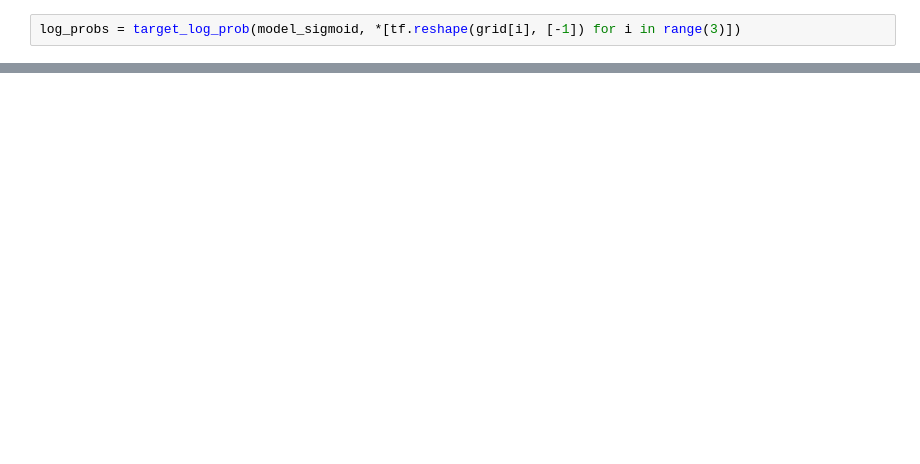
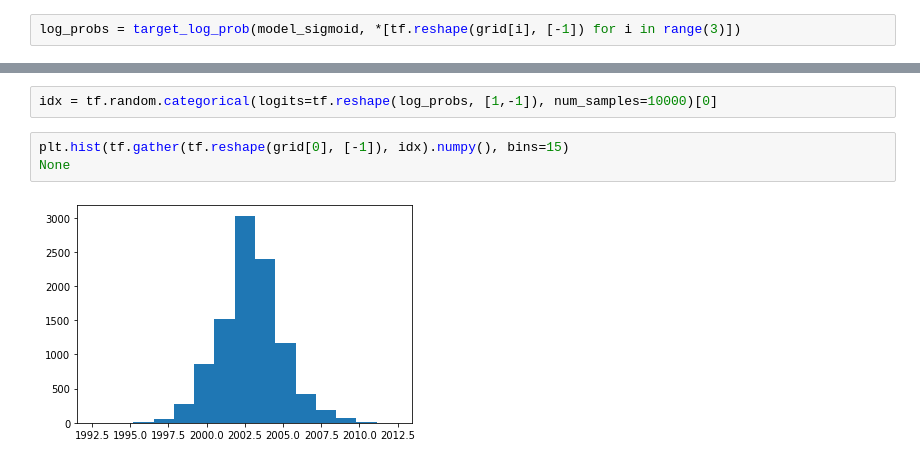
Before and after one commit to dhesse/IN-STK5000-Notebooks-2020, a Jupyter notebook: notebooks/Lecture 05 - Beyone 1 Parameter.ipynb, the cells around one changed output, grey strips where cells are left out. Drawn from its saved outputs; the diff is of its cells as text; blank space fills up the shorter version.

```diff
--- a/notebooks/Lecture 05 - Beyone 1 Parameter.ipynb
+++ b/notebooks/Lecture 05 - Beyone 1 Parameter.ipynb
@@ -234,0 +235,7 @@ plt.plot(ls, log_probs[10,10,:])
+# %%
+idx = tf.random.categorical(logits=tf.reshape(log_probs, [1,-1]), num_samples=10000)[0]
+# %%
+plt.hist(tf.gather(tf.reshape(grid[0], [-1]), idx).numpy(), bins=15)
+None
+# %% [output]
+[figure, added]
```
Also changed, not shown: parts of 12 cells of this notebook, 1 other file.
